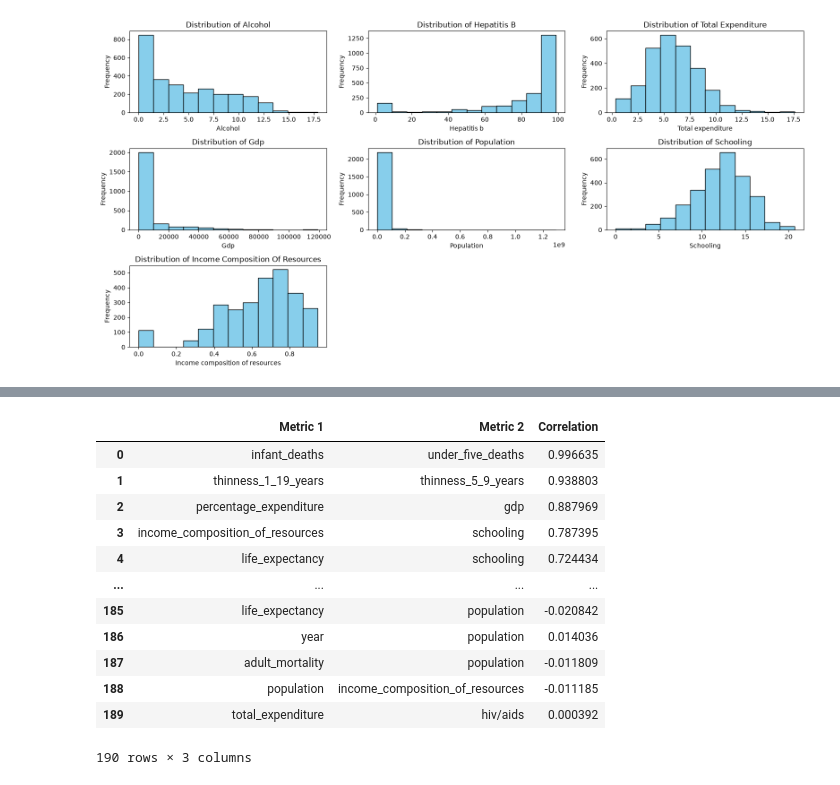
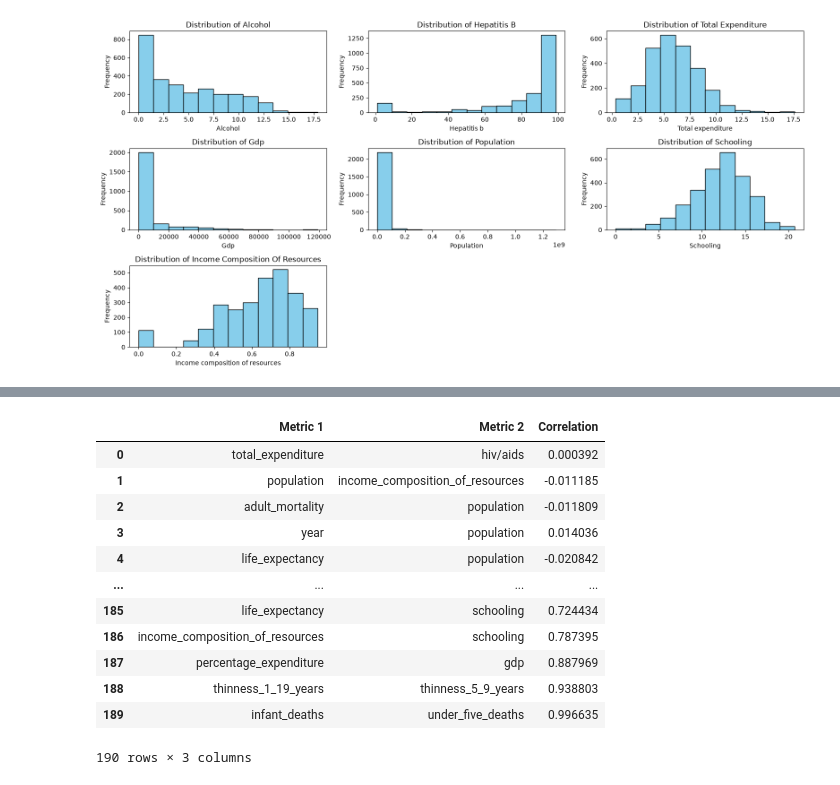
Before and after one commit to Oluwatomilola-Affar/Predictive-Modeling-of-Global-Life-Expectancy, a Jupyter notebook: expectancy.ipynb, the cells around one changed output, grey strips where cells are left out. Saved outputs shown, nothing was run; the diff lists cells and outputs as text; code cells hidden in the pictures.

```diff
--- a/expectancy.ipynb
+++ b/expectancy.ipynb
@@ -117,30 +117,30 @@ memory usage: 518.9 KB
 # %%
 corr_matrix_cols = (
     data.select_dtypes("number").corr()
 )
 corr_mask = np.triu(np.ones_like(corr_matrix_cols, dtype = bool))
 masked_corr_matrix = corr_matrix_cols.mask(corr_mask)
 
 cleaned_corr_matrix = (
     masked_corr_matrix.unstack()
     .dropna()
     .reset_index()
 )
 cleaned_corr_matrix.columns = ["Metric 1", "Metric 2", "Correlation"]
 cleaned_corr_matrix["Abs_Corr"] = cleaned_corr_matrix["Correlation"].abs()
-cleaned_corr_matrix = cleaned_corr_matrix.sort_values(by = "Abs_Corr", ascending = False).drop(columns = ["Abs_Corr"]).reset_index(drop = True)
+cleaned_corr_matrix = cleaned_corr_matrix.sort_values(by = "Abs_Corr", ascending = True).drop(columns = ["Abs_Corr"]).reset_index(drop = True)
 cleaned_corr_matrix
 # %% [output]
 |  | Metric 1 | Metric 2 | Correlation |
-| 0 | infant_deaths | under_five_deaths | 0.996635 |
-| 1 | thinness_1_19_years | thinness_5_9_years | 0.938803 |
-| 2 | percentage_expenditure | gdp | 0.887969 |
-| 3 | income_composition_of_resources | schooling | 0.787395 |
-| 4 | life_expectancy | schooling | 0.724434 |
+| 0 | total_expenditure | hiv/aids | 0.000392 |
+| 1 | population | income_composition_of_resources | -0.011185 |
+| 2 | adult_mortality | population | -0.011809 |
+| 3 | year | population | 0.014036 |
+| 4 | life_expectancy | population | -0.020842 |
 | ... | ... | ... | ... |
-| 185 | life_expectancy | population | -0.020842 |
-| 186 | year | population | 0.014036 |
-| 187 | adult_mortality | population | -0.011809 |
-| 188 | population | income_composition_of_resources | -0.011185 |
-| 189 | total_expenditure | hiv/aids | 0.000392 |
+| 185 | life_expectancy | schooling | 0.724434 |
+| 186 | income_composition_of_resources | schooling | 0.787395 |
+| 187 | percentage_expenditure | gdp | 0.887969 |
+| 188 | thinness_1_19_years | thinness_5_9_years | 0.938803 |
+| 189 | infant_deaths | under_five_deaths | 0.996635 |
 190 rows × 3 columns
```
